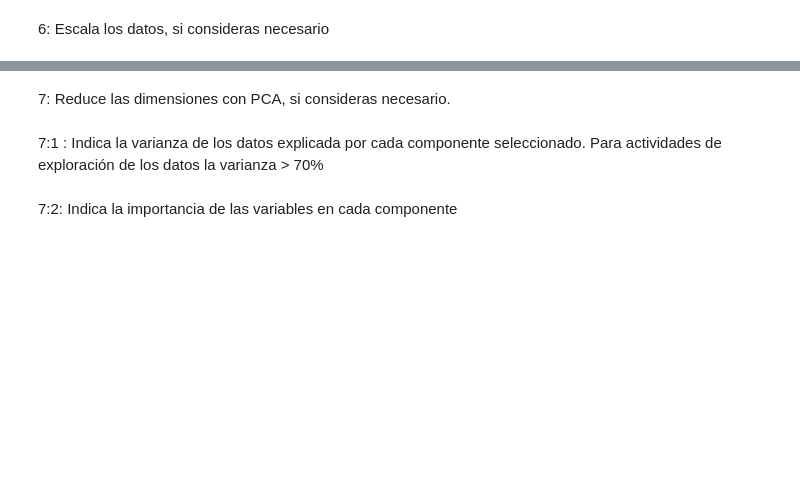
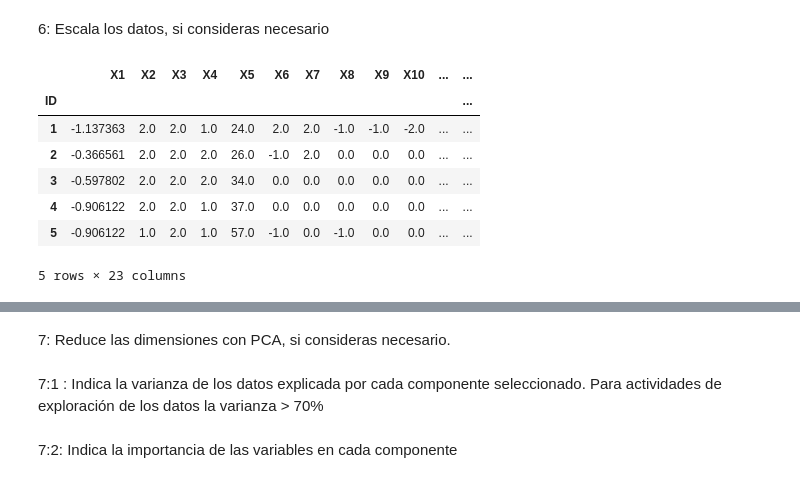
Before and after one commit to PosgradoMNA/actividades-de-aprendizaje-A01794003, a Jupyter notebook: Actividad_Semanal_6,_visualización.ipynb, the cells around one changed output, grey strips where cells are left out. Drawn from its saved outputs; the diff is of its cells as text; code cells hidden in the pictures; blank space fills up the shorter version.

```diff
--- a/Actividad_Semanal_6,_visualización.ipynb
+++ b/Actividad_Semanal_6,_visualización.ipynb
@@ -321,0 +627,3 @@ df.describe().transpose()
+# %%
+mode = df['X12'].mode()
+mode[0]
@@ -321,0 +632,2 @@ df.describe().transpose()
+# %%
+df['X12'].replace(np.nan,mode[0],inplace=True)
@@ -321,0 +645,3 @@ df.describe().transpose()
+# %%
+mode = df['Y'].mode()
+mode[0]
@@ -322,2 +650,4 @@ df.describe().transpose()
+# %%
+df['Y'].replace(np.nan,mode[0],inplace=True)
 # %% [markdown]
 5: Realiza el conteo de las variables categóricas
@@ -324,2 +683,17 @@ df.describe().transpose()
 # %% [markdown]
 6: Escala los datos, si consideras necesario
+# %%
+Escalamiento = StandardScaler()
+X_Escalamiento = df.copy().drop('Y', axis= 1)
+Y = df[['Y']]
+X_Escalamiento[['X1', 'X12', 'X13', 'X14', 'X15', 'X16', 'X17', 'X18', 'X19', 'X20', 'X21', 'X22', 'X23']] = Escalamiento.fit_transform(X_Escalamiento[['X1', 'X12', 'X13', 'X14', 'X15', 'X16', 'X17', 'X18', 'X19', 'X20', 'X21', 'X22', 'X23']])
+X_Escalamiento.head()
+# %% [output]
+|  | X1 | X2 | X3 | X4 | X5 | X6 | X7 | X8 | X9 | X10 | ... | ... |
+| ID |  |  |  |  |  |  |  |  |  |  |  | ... |
+| 1 | -1.137363 | 2.0 | 2.0 | 1.0 | 24.0 | 2.0 | 2.0 | -1.0 | -1.0 | -2.0 | ... | ... |
+| 2 | -0.366561 | 2.0 | 2.0 | 2.0 | 26.0 | -1.0 | 2.0 | 0.0 | 0.0 | 0.0 | ... | ... |
+| 3 | -0.597802 | 2.0 | 2.0 | 2.0 | 34.0 | 0.0 | 0.0 | 0.0 | 0.0 | 0.0 | ... | ... |
+| 4 | -0.906122 | 2.0 | 2.0 | 1.0 | 37.0 | 0.0 | 0.0 | 0.0 | 0.0 | 0.0 | ... | ... |
+| 5 | -0.906122 | 1.0 | 2.0 | 1.0 | 57.0 | -1.0 | 0.0 | -1.0 | 0.0 | 0.0 | ... | ... |
+5 rows × 23 columns
```
Also changed, not shown: parts of 55 cells of this notebook.
